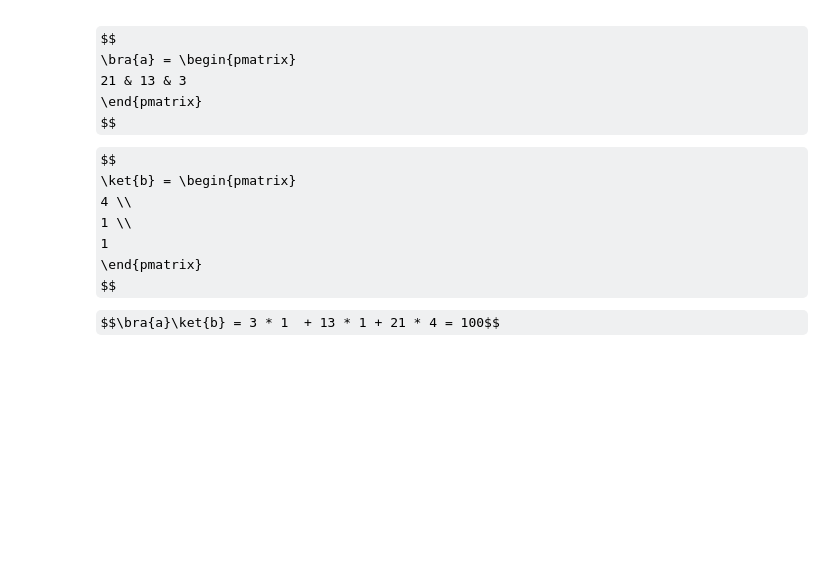
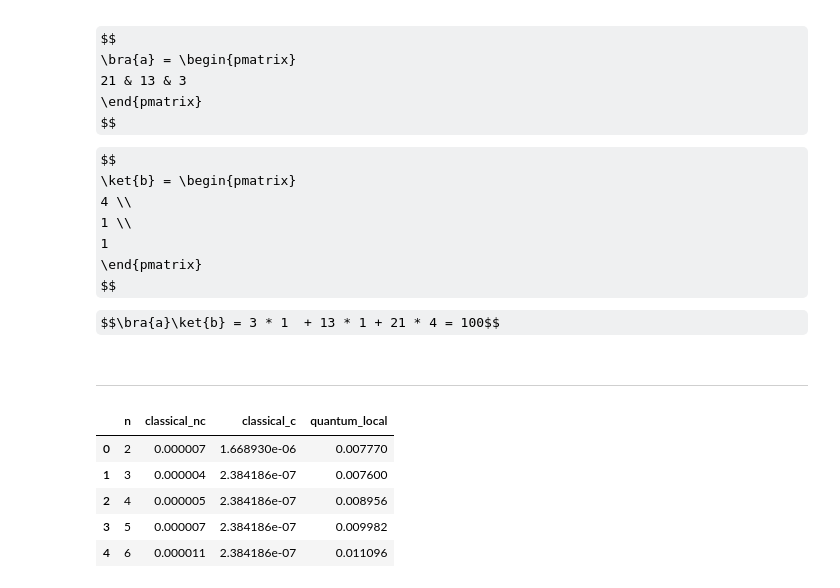
Before and after one commit to Dpbm/scientific-research-1-quantum-oracles, a Jupyter notebook: code/miles-to-km.ipynb, the cells around one changed output. Saved outputs shown, nothing was run; the diff lists cells and outputs as text; code cells hidden in the pictures; some formulas as TeX source; blank space fills up the shorter version.

```diff
--- a/code/miles-to-km.ipynb
+++ b/code/miles-to-km.ipynb
@@ -429,3 +436,15 @@ $$
 $$
 
 $$\bra{a}\ket{b} = 3 * 1  + 13 * 1 + 21 * 4 = 100$$
+# %% [markdown]
+---
+# %%
+def get_times(func, values_range):
+    results = []
+
+    for i in values_range:
+        start = time()
+        func(i)
+        results.append(time() - start)
+
+    return results
@@ -431,0 +455,22 @@ $$\bra{a}\ket{b} = 3 * 1  + 13 * 1 + 21 * 4 = 100$$
+# %%
+values_range = range(2, 25)
+
+classical_no_cache_results = pd.Series(get_times(fibonacci_no_cache, values_range), dtype=np.float64)
+classical_cache_results = pd.Series(get_times(fibonacci, values_range), dtype=np.float64)
+quantum_local = pd.Series(get_times(quantum_run, values_range), dtype=np.float64)
+
+times_data = pd.DataFrame({
+    "n": pd.Series(list(values_range), dtype=np.int8),
+    "classical_nc": classical_no_cache_results,
+    "classical_c": classical_cache_results,
+    "quantum_local": quantum_local
+})
+# %%
+times_data.head()
+# %% [output]
+|  | n | classical_nc | classical_c | quantum_local |
+| 0 | 2 | 0.000007 | 1.668930e-06 | 0.007770 |
+| 1 | 3 | 0.000004 | 2.384186e-07 | 0.007600 |
+| 2 | 4 | 0.000005 | 2.384186e-07 | 0.008956 |
+| 3 | 5 | 0.000007 | 2.384186e-07 | 0.009982 |
+| 4 | 6 | 0.000011 | 2.384186e-07 | 0.011096 |
```
Also changed, not shown: parts of 13 cells of this notebook, 4 other files.
